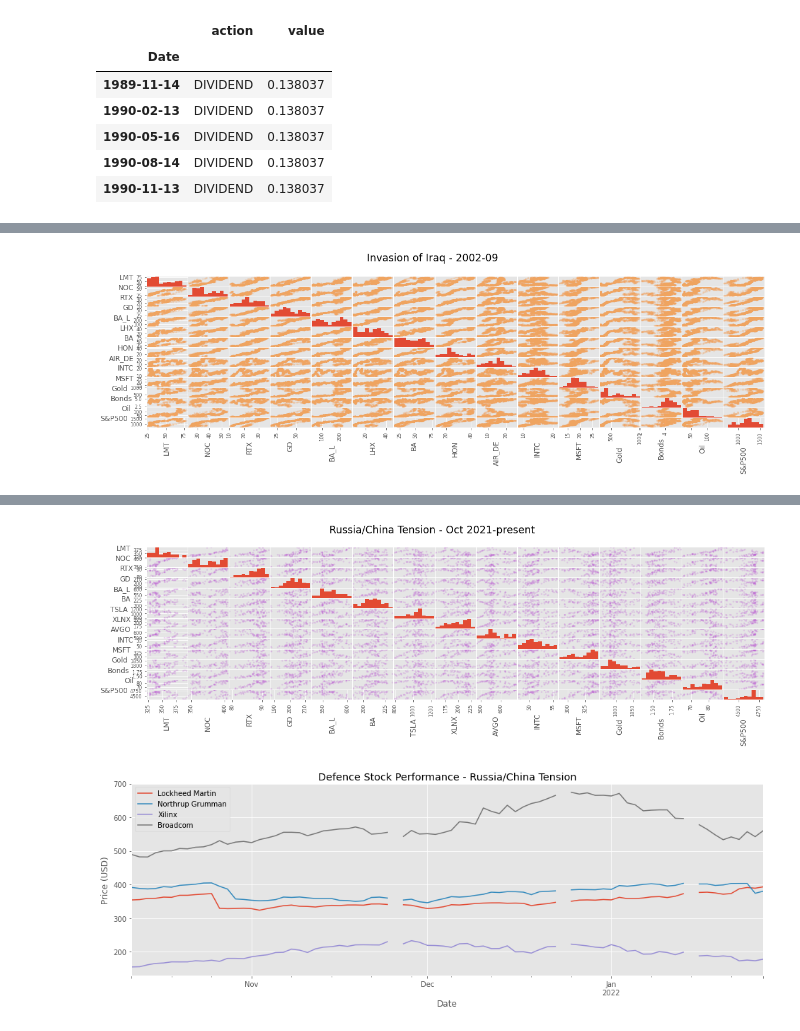
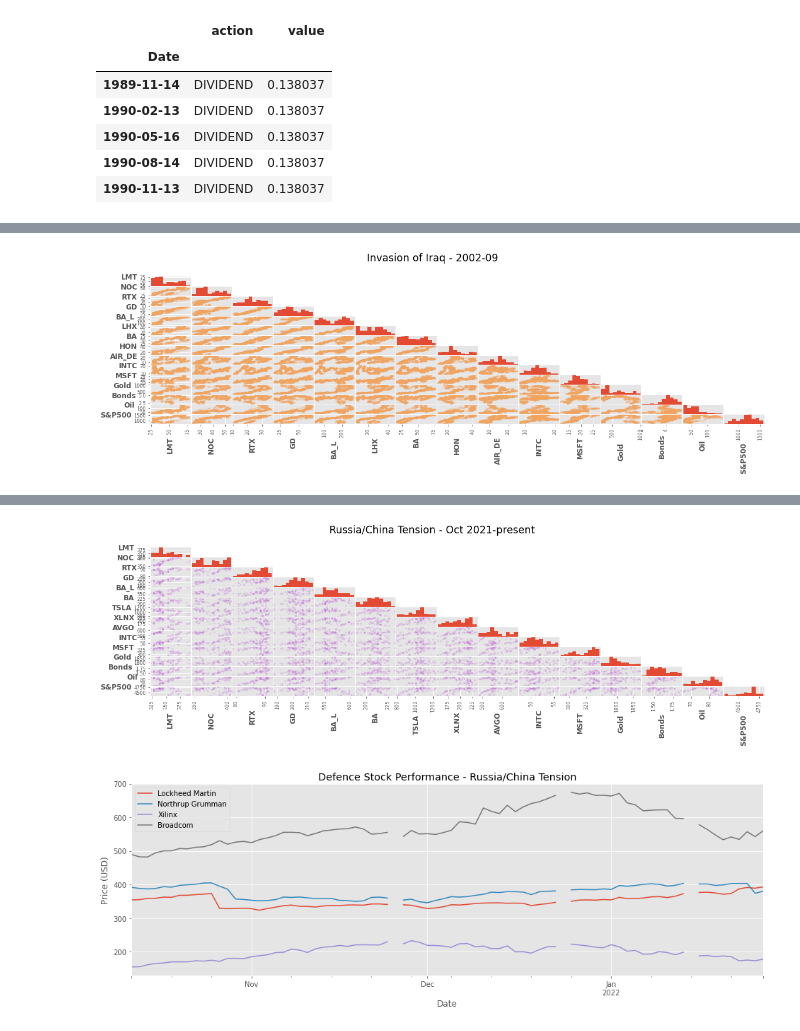
Before and after one commit to zchap40/Project1, a Jupyter notebook: Sadek_DefenseStocks_Project1.ipynb, the cells around one changed output, grey strips where cells are left out. Saved outputs shown, nothing was run; the diff lists cells and outputs as text; code cells hidden in the pictures.

Commit message:
Presentation_Fixed

```diff
--- a/Sadek_DefenseStocks_Project1.ipynb
+++ b/Sadek_DefenseStocks_Project1.ipynb
@@ -6,11 +6,15 @@
 
 import numpy as np
 import pandas as pd
+import os
 import datetime as dt
 import pandas_datareader.data as pdr
 from pandas.plotting import scatter_matrix
 import matplotlib.pyplot as plt
+import seaborn as sns
+import scipy.stats as stats
 plt.style.use('ggplot')
+save_results_to = '/Users/akramsadek/Desktop/NYCDSA/Homework/Project1/Presentation/Figures/'
 # %%
 # Date definitions
 
@@ -355,11 +361,21 @@ axes_A = pd.plotting.scatter_matrix(stock_data_A, alpha=0.2, figsize=(16,5))
 
 for ax in axes_A.flatten():
     ax.xaxis.label.set_rotation(90)
+    ax.xaxis.label.set_size(12)
+    ax.xaxis.label.set_fontweight('bold')
     ax.yaxis.label.set_rotation(0)
+    ax.yaxis.label.set_size(12)
+    ax.yaxis.label.set_fontweight('bold')
     ax.yaxis.label.set_ha('right')
+
+for i in range(np.shape(axes_A)[0]):
+    for j in range(np.shape(axes_A)[1]):
+        if i < j:
+            axes_A[i,j].set_visible(False)
 
 plt.tight_layout()
 plt.gcf().subplots_adjust(wspace=0, hspace=0)
 plt.suptitle('Fall of Communism 1989-90', y=1.075, size='xx-large')
+plt.savefig(save_results_to + 'Fig3.png', bbox_inches='tight', format="png", dpi=600)
 plt.show();
 # %% [output]
@@ -381,11 +397,21 @@ axes_B = pd.plotting.scatter_matrix(stock_data_B, alpha=0.2, figsize=(16,5), col
 
 for ax in axes_B.flatten():
     ax.xaxis.label.set_rotation(90)
+    ax.xaxis.label.set_size(12)
+    ax.xaxis.label.set_fontweight('bold')
     ax.yaxis.label.set_rotation(0)
+    ax.yaxis.label.set_size(12)
+    ax.yaxis.label.set_fontweight('bold')
     ax.yaxis.label.set_ha('right')
+
+for i in range(np.shape(axes_B)[0]):
+    for j in range(np.shape(axes_B)[1]):
+        if i < j:
+            axes_B[i,j].set_visible(False)
 
 plt.tight_layout()
 plt.gcf().subplots_adjust(wspace=0, hspace=0)
 plt.suptitle('Operation Desert Storm - 1990-91', y=1.075, size='xx-large')
+plt.savefig(save_results_to + 'Fig4.png', bbox_inches='tight', format="png", dpi=600)
 plt.show();
 # %% [output]
@@ -407,11 +433,21 @@ axes_C = pd.plotting.scatter_matrix(stock_data_C, alpha=0.2, figsize=(16,5), col
 
 for ax in axes_C.flatten():
     ax.xaxis.label.set_rotation(90)
+    ax.xaxis.label.set_size(12)
+    ax.xaxis.label.set_fontweight('bold')
     ax.yaxis.label.set_rotation(0)
+    ax.yaxis.label.set_size(12)
+    ax.yaxis.label.set_fontweight('bold')
     ax.yaxis.label.set_ha('right')
+
+for i in range(np.shape(axes_C)[0]):
+    for j in range(np.shape(axes_C)[1]):
+        if i < j:
+            axes_C[i,j].set_visible(False)
 
 plt.tight_layout()
 plt.gcf().subplots_adjust(wspace=0, hspace=0)
 plt.suptitle('Invasion of Afghanistan - 2001-14', y=1.075, size='xx-large')
+plt.savefig(save_results_to + 'Fig5.png', bbox_inches='tight', format="png", dpi=600)
 plt.show();
 # %% [output]
@@ -431,17 +467,27 @@ stock_data_D = stock_data_D.drop(columns=['LDOS','RRU_DE','TSLA','AVGO','GFS','I
 # %%
 axes_D = pd.plotting.scatter_matrix(stock_data_D, alpha=0.2, figsize=(16,5), color='sandybrown')
 
 for ax in axes_D.flatten():
     ax.xaxis.label.set_rotation(90)
+    ax.xaxis.label.set_size(12)
+    ax.xaxis.label.set_fontweight('bold')
     ax.yaxis.label.set_rotation(0)
+    ax.yaxis.label.set_size(12)
+    ax.yaxis.label.set_fontweight('bold')
     ax.yaxis.label.set_ha('right')
+
+for i in range(np.shape(axes_D)[0]):
+    for j in range(np.shape(axes_D)[1]):
+        if i < j:
+            axes_D[i,j].set_visible(False)
 
 plt.tight_layout()
 plt.gcf().subplots_adjust(wspace=0, hspace=0)
 plt.suptitle('Invasion of Iraq - 2002-09', y=1.075, size='xx-large')
+plt.savefig(save_results_to + 'Fig6.png', bbox_inches='tight', format="png", dpi=600)
 plt.show();
 # %% [output]
-[figure, old version]
+[figure, new version]
 # %%
 stock_data_E.head()
 # %% [output]
@@ -459,15 +505,25 @@ axes_E = pd.plotting.scatter_matrix(stock_data_E, alpha=0.2, figsize=(16,5), col
 
 for ax in axes_E.flatten():
     ax.xaxis.label.set_rotation(90)
+    ax.xaxis.label.set_size(12)
+    ax.xaxis.label.set_fontweight('bold')
     ax.yaxis.label.set_rotation(0)
+    ax.yaxis.label.set_size(12)
+    ax.yaxis.label.set_fontweight('bold')
     ax.yaxis.label.set_ha('right')
+
+for i in range(np.shape(axes_E)[0]):
+    for j in range(np.shape(axes_E)[1]):
+        if i < j:
+            axes_E[i,j].set_visible(False)
 
 plt.tight_layout()
 plt.gcf().subplots_adjust(wspace=0, hspace=0)
 plt.suptitle('Russia/China Tension - Oct 2021-present', y=1.075, size='xx-large')
+plt.savefig(save_results_to + 'Fig7.png', bbox_inches='tight', format="png", dpi=600)
 plt.show();
 # %% [output]
-[figure, old version]
+[figure, new version]
 # %%
 # Plot of defence stocks vs tech stocks in the last few months
 
```
Also changed, not shown: parts of 36 cells of this notebook, 33 other files.
